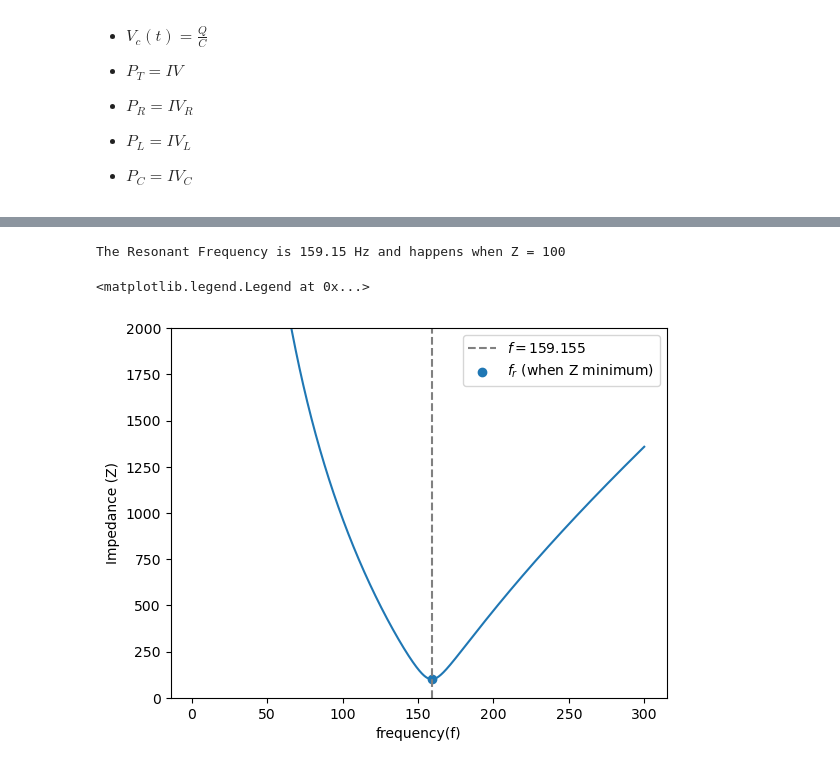
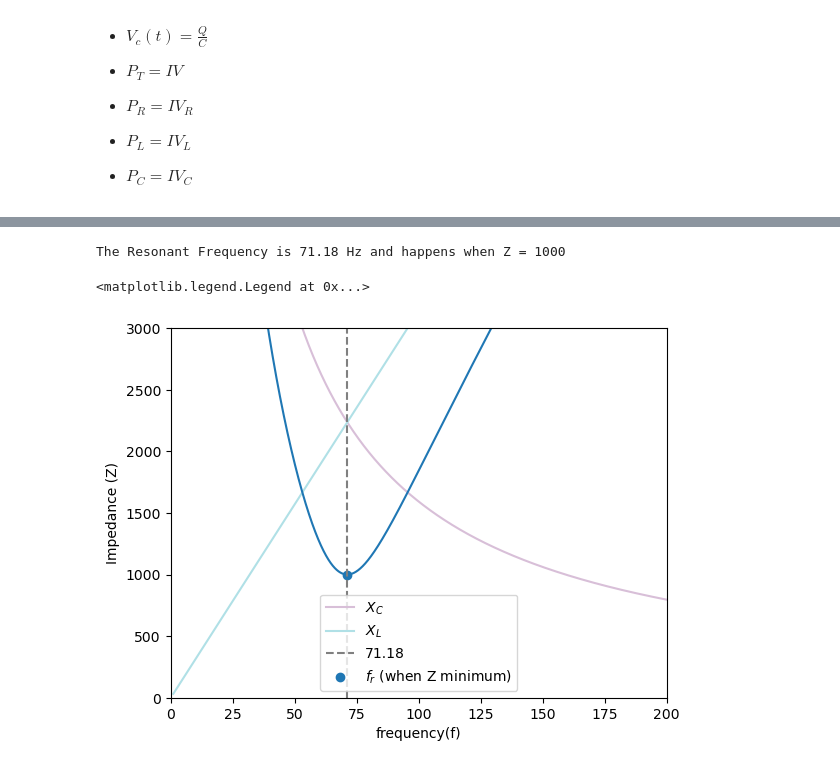
Before and after one commit to Bwimmin/Driven-RLC-Circuit, a Jupyter notebook: Driven RLC Circuit.ipynb, the cells around one changed output, grey strips where cells are left out. Saved outputs shown, nothing was run; the diff lists cells and outputs as text; code cells hidden in the pictures.

```diff
--- a/Driven RLC Circuit.ipynb
+++ b/Driven RLC Circuit.ipynb
@@ -28,9 +29,17 @@ $$\begin{eqnarray}
 \end{eqnarray}$$
 # %%
 C=1e-6
-L=1
-R=100
+L=5
+R=1000
 FD=10
 
 dt=0.0001
 t = np.arange(0, 0.3+dt, dt)
+
+print(r'parameters used : ')
+print(r'C = ',C, )
+print(r'L = ',L)
+print(r'R=',R, )
+print(r'Driving Force, $F_D$',FD, )
+
+print(t)
@@ -309,16 +334,20 @@ fr = round(float(f[np.where(Z == np.min(Z))[0]]),4) ## to find the minimum point
 minZ = int(np.min(Z))
 print('The Resonant Frequency is',fr, 'Hz and happens when Z =', minZ )
 # %% [output]
-The Resonant Frequency is 159.15 Hz and happens when Z = 100
+The Resonant Frequency is 71.18 Hz and happens when Z = 1000
 # %%
+
+plt.plot(f, XC, color = 'thistle', label = r'$X_C$')
+plt.plot(f, XL, color = 'powderblue', label = r'$X_L$')
 plt.plot(f,Z)
-plt.axvline(x=159.155, color='gray', linestyle='--', label=r'$f=159.155$')
+plt.axvline(x=fr, color='gray', linestyle='--', label=fr)
 plt.scatter(fr, minZ, label = r'$f_r$ (when Z minimum)')
 
 plt.xlabel('frequency(f)')
 plt.ylabel("Impedance (Z)")
-plt.ylim(0,2000)
+plt.ylim(0,3000)
+plt.xlim(0,200)
 plt.legend()
 # %% [output]
 <matplotlib.legend.Legend at 0x...>
-[figure, old version]
+[figure, new version]
```
Also changed, not shown: parts of 17 cells of this notebook.
